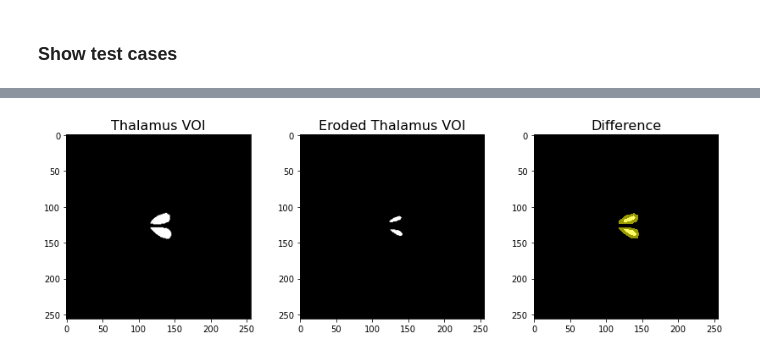
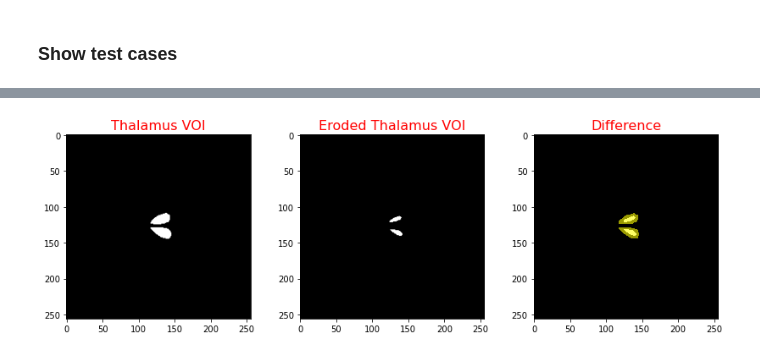
Before and after one commit to zax0s/RU, a Jupyter notebook: Instructions/Instruction_files.ipynb, the cells around one changed output, grey strips where cells are left out. Saved outputs shown, nothing was run; the diff lists cells and outputs as text; code cells hidden in the pictures.

```diff
--- a/Instructions/Instruction_files.ipynb
+++ b/Instructions/Instruction_files.ipynb
@@ -84,14 +84,14 @@ plt.savefig('Thalamus_example_k3.png',bbox_inches='tight',dpi=400)
 # %%
 fig, (ax1, ax2, ax3) = plt.subplots(1, 3,figsize=(14,4))
 CortexVOI = load2D('Thalamus_2DVOI.img')
 CortexVOI_eroded = load2D('Thalamus_eroded.img')
 ax1.imshow(CortexVOI,cmap='gray',vmin=0)
-ax1.set_title('Thalamus VOI',size=16)
+ax1.set_title('Thalamus VOI',size=16,color='red')
 ax2.imshow(CortexVOI_eroded,cmap='gray',vmin=0)
-ax2.set_title('Eroded Thalamus VOI',size=16)
+ax2.set_title('Eroded Thalamus VOI',size=16,color='red')
 ax3.imshow(CortexVOI,cmap='gnuplot',interpolation='none')
 ax3.imshow(CortexVOI_eroded,cmap='gray', alpha=0.4,interpolation='none')
-ax3.set_title('Difference',size=16)
+ax3.set_title('Difference',size=16,color='red')
 plt.savefig('Thalamus_example_k7.png',bbox_inches='tight',dpi=400)
 # %% [output]
-[figure, old version]
+[figure, new version]
```
Also changed, not shown: parts of 4 cells of this notebook, 10 other files.
